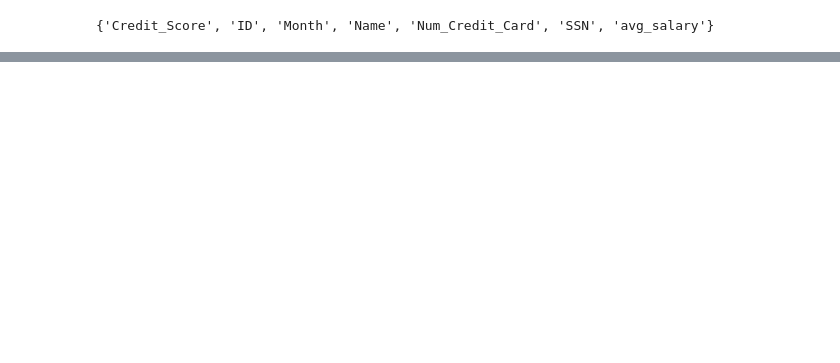
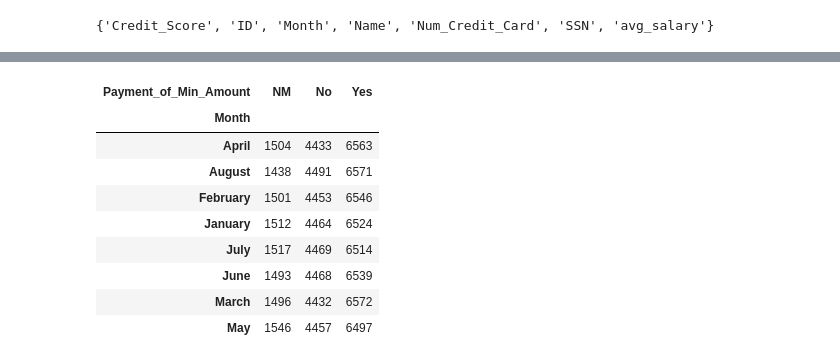
Before and after one commit to FerCorcuera/Credit-Score-Classification, a Jupyter notebook: notebooks/exploration.ipynb, the cells around one changed output, grey strips where cells are left out. Cells and saved outputs as stored; diff of their text form; code cells hidden in the pictures; blank space fills up the shorter version.

```diff
--- a/notebooks/exploration.ipynb
+++ b/notebooks/exploration.ipynb
@@ -538,0 +1238,13 @@ remaining_cols
+# %%
+pd.crosstab(train_df["Month"], train_df["Payment_of_Min_Amount"])
+# %% [output]
+| Payment_of_Min_Amount | NM | No | Yes |
+| Month |  |  |  |
+| April | 1504 | 4433 | 6563 |
+| August | 1438 | 4491 | 6571 |
+| February | 1501 | 4453 | 6546 |
+| January | 1512 | 4464 | 6524 |
+| July | 1517 | 4469 | 6514 |
+| June | 1493 | 4468 | 6539 |
+| March | 1496 | 4432 | 6572 |
+| May | 1546 | 4457 | 6497 |
```
Also changed, not shown: parts of 71 cells of this notebook.
